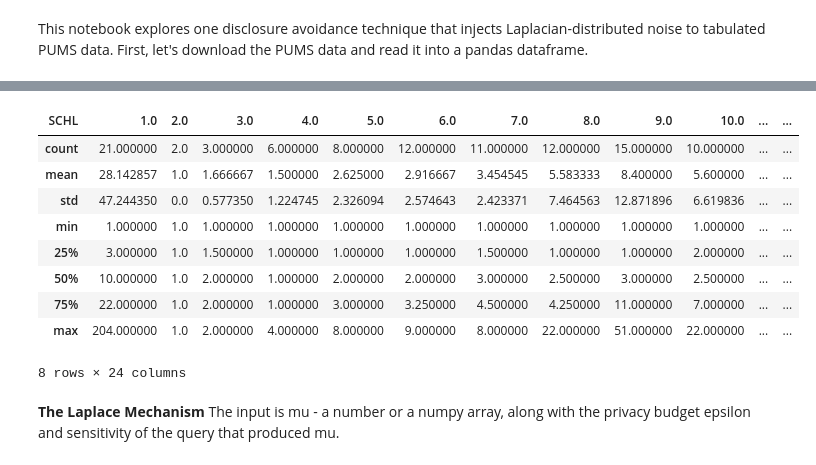
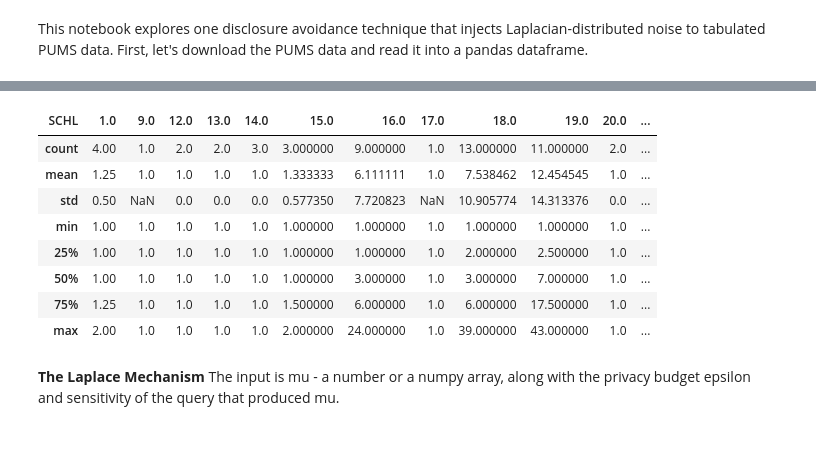
Before and after one commit to umadesai/census-dp, a Jupyter notebook: notebooks/dp-count.ipynb, the cells around one changed output, grey strips where cells are left out. Drawn from its saved outputs; the diff is of its cells as text; code cells hidden in the pictures.

Commit message:
table with race and education attainment counts

```diff
--- a/notebooks/dp-count.ipynb
+++ b/notebooks/dp-count.ipynb
@@ -17,22 +45,21 @@ pa = pd.read_csv("psam_p42.csv")
 # %%
-asn_pa = pa.query('AGEP>=18 and RACASN==1')
+asn_pa = pa.query('AGEP>=18 and RACASN==1 and FRACP==1')
 asn_pa.groupby('RAC2P').count()
 # a 2D table, row = educational attainment, col = race by RAC2P (asian ethnicity)
 asn_pa_ed = asn_pa.groupby(['RAC2P','SCHL']).size().unstack()
 asn_pa_ed.fillna(0)
 all_pa_ed = asn_pa.groupby('SCHL').size()
 asn_pa_ed.describe()
 # %% [output]
-| SCHL | 1.0 | 2.0 | 3.0 | 4.0 | 5.0 | 6.0 | 7.0 | 8.0 | 9.0 | 10.0 | ... | ... |
-| count | 21.000000 | 2.0 | 3.000000 | 6.000000 | 8.000000 | 12.000000 | 11.000000 | 12.000000 | 15.000000 | 10.000000 | ... | ... |
-| mean | 28.142857 | 1.0 | 1.666667 | 1.500000 | 2.625000 | 2.916667 | 3.454545 | 5.583333 | 8.400000 | 5.600000 | ... | ... |
-| std | 47.244350 | 0.0 | 0.577350 | 1.224745 | 2.326094 | 2.574643 | 2.423371 | 7.464563 | 12.871896 | 6.619836 | ... | ... |
-| min | 1.000000 | 1.0 | 1.000000 | 1.000000 | 1.000000 | 1.000000 | 1.000000 | 1.000000 | 1.000000 | 1.000000 | ... | ... |
-| 25% | 3.000000 | 1.0 | 1.500000 | 1.000000 | 1.000000 | 1.000000 | 1.500000 | 1.000000 | 1.000000 | 2.000000 | ... | ... |
-| 50% | 10.000000 | 1.0 | 2.000000 | 1.000000 | 2.000000 | 2.000000 | 3.000000 | 2.500000 | 3.000000 | 2.500000 | ... | ... |
-| 75% | 22.000000 | 1.0 | 2.000000 | 1.000000 | 3.000000 | 3.250000 | 4.500000 | 4.250000 | 11.000000 | 7.000000 | ... | ... |
-| max | 204.000000 | 1.0 | 2.000000 | 4.000000 | 8.000000 | 9.000000 | 8.000000 | 22.000000 | 51.000000 | 22.000000 | ... | ... |
+| SCHL | 1.0 | 9.0 | 12.0 | 13.0 | 14.0 | 15.0 | 16.0 | 17.0 | 18.0 | 19.0 | 20.0 | ... |
+| count | 4.00 | 1.0 | 2.0 | 2.0 | 3.0 | 3.000000 | 9.000000 | 1.0 | 13.000000 | 11.000000 | 2.0 | ... |
+| mean | 1.25 | 1.0 | 1.0 | 1.0 | 1.0 | 1.333333 | 6.111111 | 1.0 | 7.538462 | 12.454545 | 1.0 | ... |
+| std | 0.50 | NaN | 0.0 | 0.0 | 0.0 | 0.577350 | 7.720823 | NaN | 10.905774 | 14.313376 | 0.0 | ... |
+| min | 1.00 | 1.0 | 1.0 | 1.0 | 1.0 | 1.000000 | 1.000000 | 1.0 | 1.000000 | 1.000000 | 1.0 | ... |
+| 25% | 1.00 | 1.0 | 1.0 | 1.0 | 1.0 | 1.000000 | 1.000000 | 1.0 | 2.000000 | 2.500000 | 1.0 | ... |
+| 50% | 1.00 | 1.0 | 1.0 | 1.0 | 1.0 | 1.000000 | 3.000000 | 1.0 | 3.000000 | 7.000000 | 1.0 | ... |
+| 75% | 1.25 | 1.0 | 1.0 | 1.0 | 1.0 | 1.500000 | 6.000000 | 1.0 | 6.000000 | 17.500000 | 1.0 | ... |
+| max | 2.00 | 1.0 | 1.0 | 1.0 | 1.0 | 2.000000 | 24.000000 | 1.0 | 39.000000 | 43.000000 | 1.0 | ... |
-8 rows × 24 columns
 # %% [markdown]
 **The Laplace Mechanism**
 The input is mu - a number or a numpy array, along with the privacy budget epsilon and sensitivity of the query that produced mu.
```
Also changed, not shown: parts of 5 cells of this notebook.
